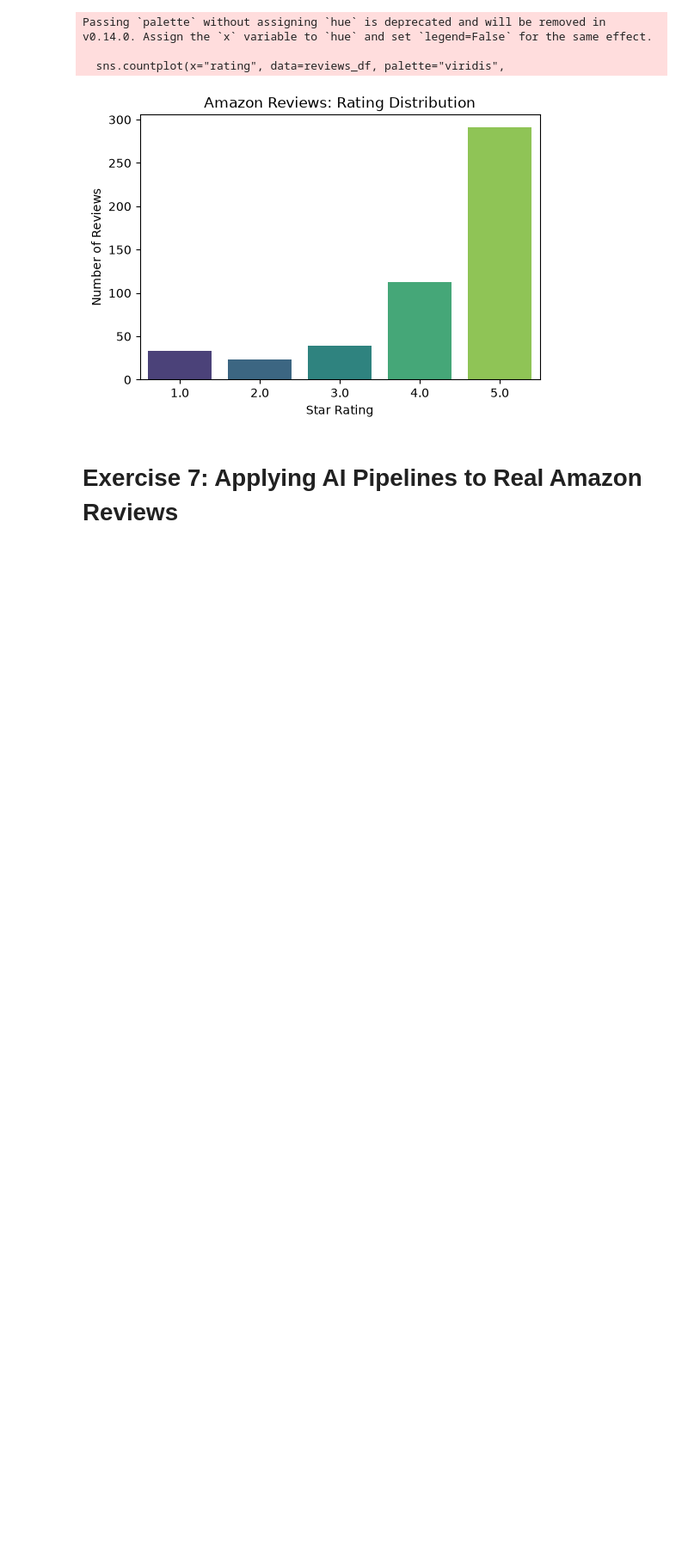
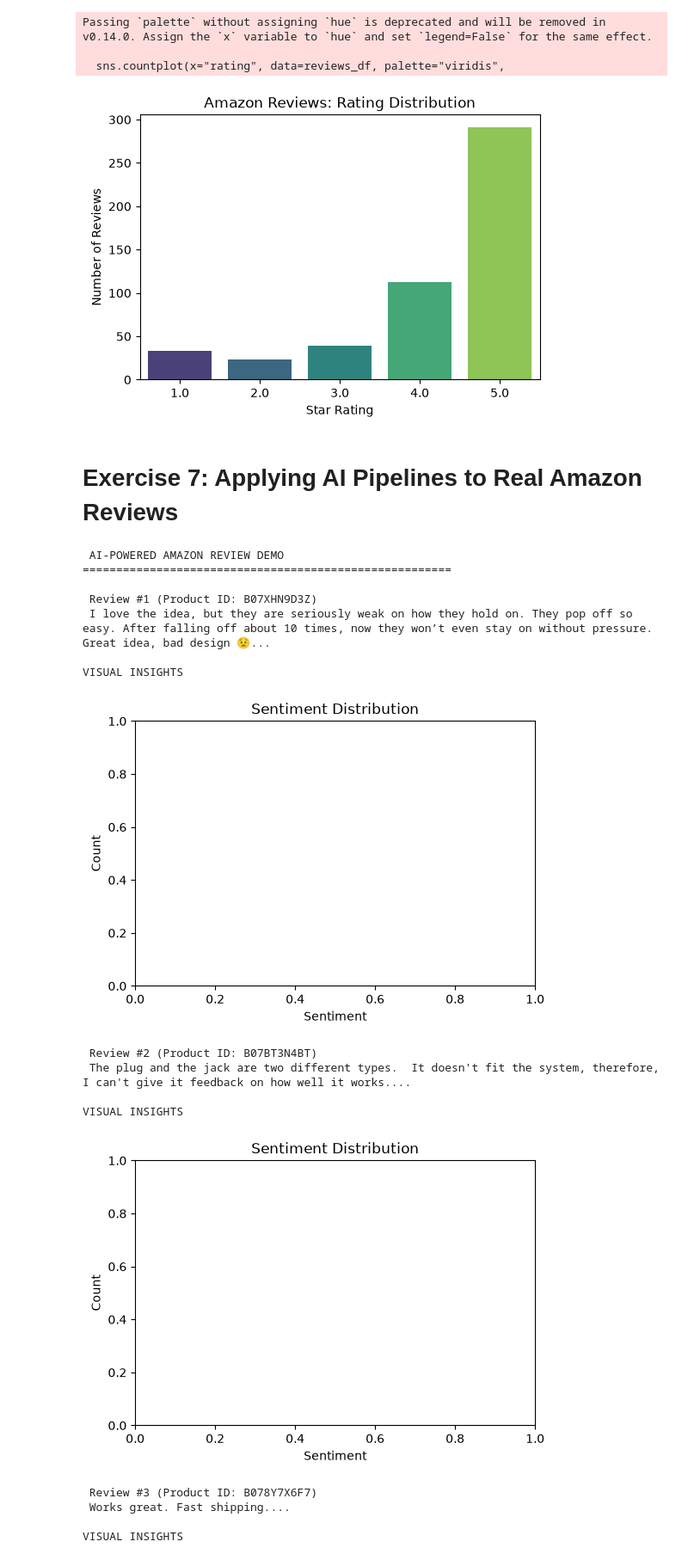
Before and after one commit to Luiznunvoa/lab-gcai-luiz, a Jupyter notebook: l2e1.ipynb, the cells around one changed output. Shown at 86% size. Cells and saved outputs as stored; diff of their text form; code cells hidden in the pictures; blank space fills up the shorter version.

```diff
--- a/l2e1.ipynb
+++ b/l2e1.ipynb
@@ -376,3 +376,80 @@ Passing `palette` without assigning `hue` is deprecated and will be removed in v
 [figure]
 # %% [markdown]
 # Exercise 7: Applying AI Pipelines to Real Amazon Reviews
+# %%
+def ai_amazon_demo(reviews_df, metadata_df, num_reviews=5):
+    print("\n AI-POWERED AMAZON REVIEW DEMO")
+    print("=" * 55)
+    # Candidate labels for zero-shot classifier
+    candidate_labels = ["Quality", "Delivery", "Price", "Usability",
+    "Durability"]
+    # Pick random reviews
+    sample_reviews = reviews_df.dropna(subset=['text']).sample(num_reviews)
+    sentiments, categories = [], []
+    for i, (_, review) in enumerate(sample_reviews.iterrows(), 1):
+        text = str(review['text'])[:300]
+        asin = review.get('asin', 'Unknown')
+        rating = review.get('rating', 0)
+        print(f"\n Review #{i} (Product ID: {asin})")
+        print(f" {text}...")
+        # ---- Sentiment Analysis ----
+        if 'sentiment' in ai_models:
+            result = ai_models['sentiment'](text)[0]
+            sentiment = result['label']
+            score = result['score']
+        else:
+            sentiment, score = ("POSITIVE" if rating >= 4 else "NEGATIVE", 0.9)
+            sentiments.append(sentiment)
+            print(f" Rating: {rating}")
+            print(f" Sentiment: {sentiment} (confidence: {score:.2f})")
+            # ---- Classification ----
+            if 'classifier' in ai_models:
+                classify = ai_models['classifier'](text,
+                candidate_labels=candidate_labels)
+                top_label = classify['labels'][0]
+                cat_score = classify['scores'][0]
+            else:
+                top_label, cat_score = random.choice(candidate_labels), 0.8
+                categories.append(top_label)
+                print(f" Key Topic: {top_label} (confidence: {cat_score:.2f})")
+                if 'text_generator' in ai_models:
+                    prompt = f"Summarize this review in one sentence:\n{text}\nSummary:"
+                    generated = ai_models['text_generator'](
+                    prompt, max_new_tokens=50, temperature=0.7,
+                    pad_token_id=50256
+                    )[0]['generated_text']
+                    summary = generated.replace(prompt, "").strip()
+                else:
+                    summary = f"This review mainly talks about {top_label.lower()}."
+                    print(f"AI Summary: {summary}")
+                    time.sleep(0.5)
+
+        print("\nVISUAL INSIGHTS")
+
+        # Sentiment distribution
+        plt.figure(figsize=(6,4))
+        sns.countplot(x=sentiments, palette="viridis")
+        plt.title("Sentiment Distribution")
+        plt.xlabel("Sentiment")
+        plt.ylabel("Count")
+        plt.show()
+
+ai_amazon_demo(reviews_df, metadata_df)
+# %% [output]
+ AI-POWERED AMAZON REVIEW DEMO
+=======================================================
+
+ Review #1 (Product ID: B07XHN9D3Z)
+ I love the idea, but they are seriously weak on how they hold on. They pop off so easy. After falling off about 10 times, now they won’t even stay on without pressure. Great idea, bad design 😟...
+
+VISUAL INSIGHTS
+[figure, added]
+ Review #2 (Product ID: B07BT3N4BT)
+ The plug and the jack are two different types.  It doesn't fit the system, therefore, I can't give it feedback on how well it works....
+
+VISUAL INSIGHTS
+[figure, added]
+ Review #3 (Product ID: B078Y7X6F7)
+ Works great. Fast shipping....
+
+VISUAL INSIGHTS
```
Also changed, not shown: parts of 1 cell of this notebook.
